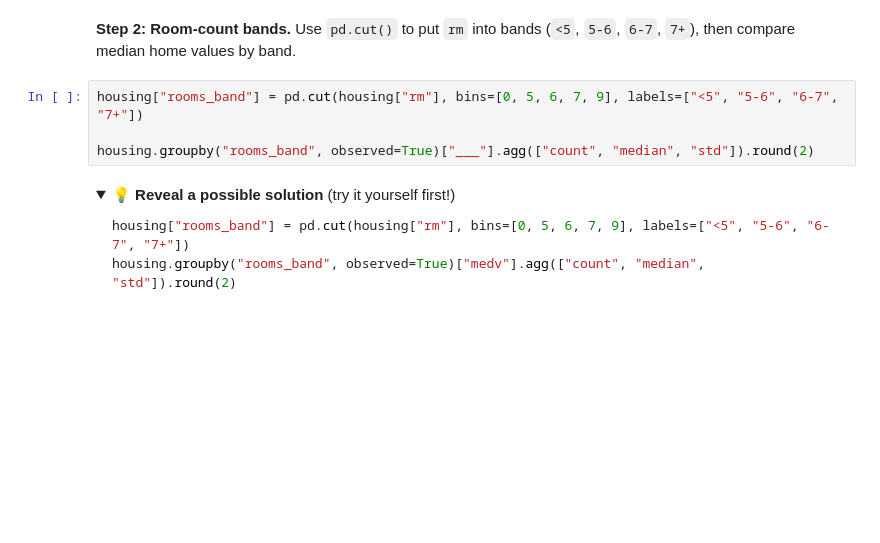
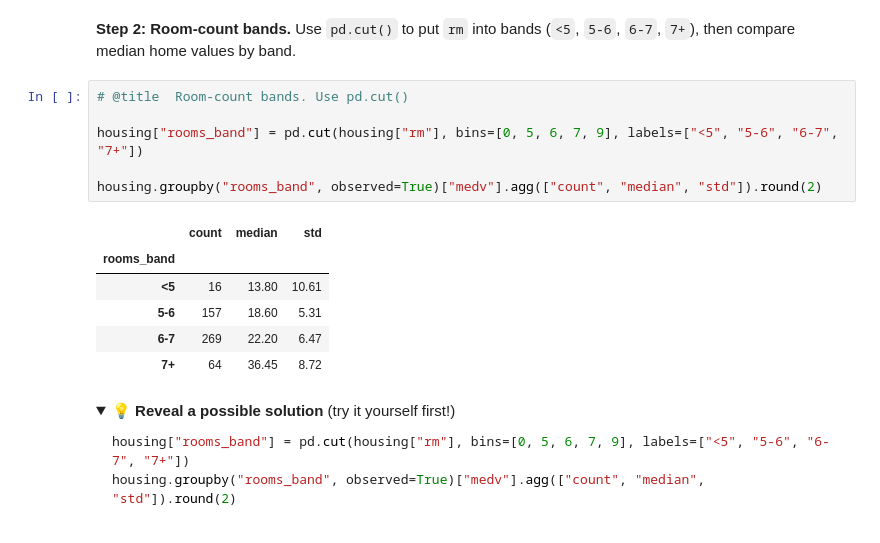
Before and after one commit to profhamilton3/DataAnalytics, a Jupyter notebook: session_notebooks/session_8_descriptive_statistics_profiling.ipynb, the cells around one changed output. Cells and saved outputs as stored; diff of their text form; folded sections open; blank space fills up the shorter version.

```diff
--- a/session_notebooks/session_8_descriptive_statistics_profiling.ipynb
+++ b/session_notebooks/session_8_descriptive_statistics_profiling.ipynb
@@ -217,9 +234,18 @@ housing.groupby("chas")["medv"].agg(["count", "mean", "median", "std"]).round(2)
 # %% [markdown]
 **Step 2: Room-count bands.** Use `pd.cut()` to put `rm` into bands (`<5`, `5-6`, `6-7`, `7+`), then compare median home values by band.
 # %%
+# @title  Room-count bands. Use pd.cut()
+
 housing["rooms_band"] = pd.cut(housing["rm"], bins=[0, 5, 6, 7, 9], labels=["<5", "5-6", "6-7", "7+"])
 
-housing.groupby("rooms_band", observed=True)["___"].agg(["count", "median", "std"]).round(2)
+housing.groupby("rooms_band", observed=True)["medv"].agg(["count", "median", "std"]).round(2)
+# %% [output]
+|  | count | median | std |
+| rooms_band |  |  |  |
+| <5 | 16 | 13.80 | 10.61 |
+| 5-6 | 157 | 18.60 | 5.31 |
+| 6-7 | 269 | 22.20 | 6.47 |
+| 7+ | 64 | 36.45 | 8.72 |
 # %% [markdown]
 <details>
 <summary><b>💡 Reveal a possible solution</b> (try it yourself first!)</summary>
```
Also changed, not shown: parts of 15 cells of this notebook.
